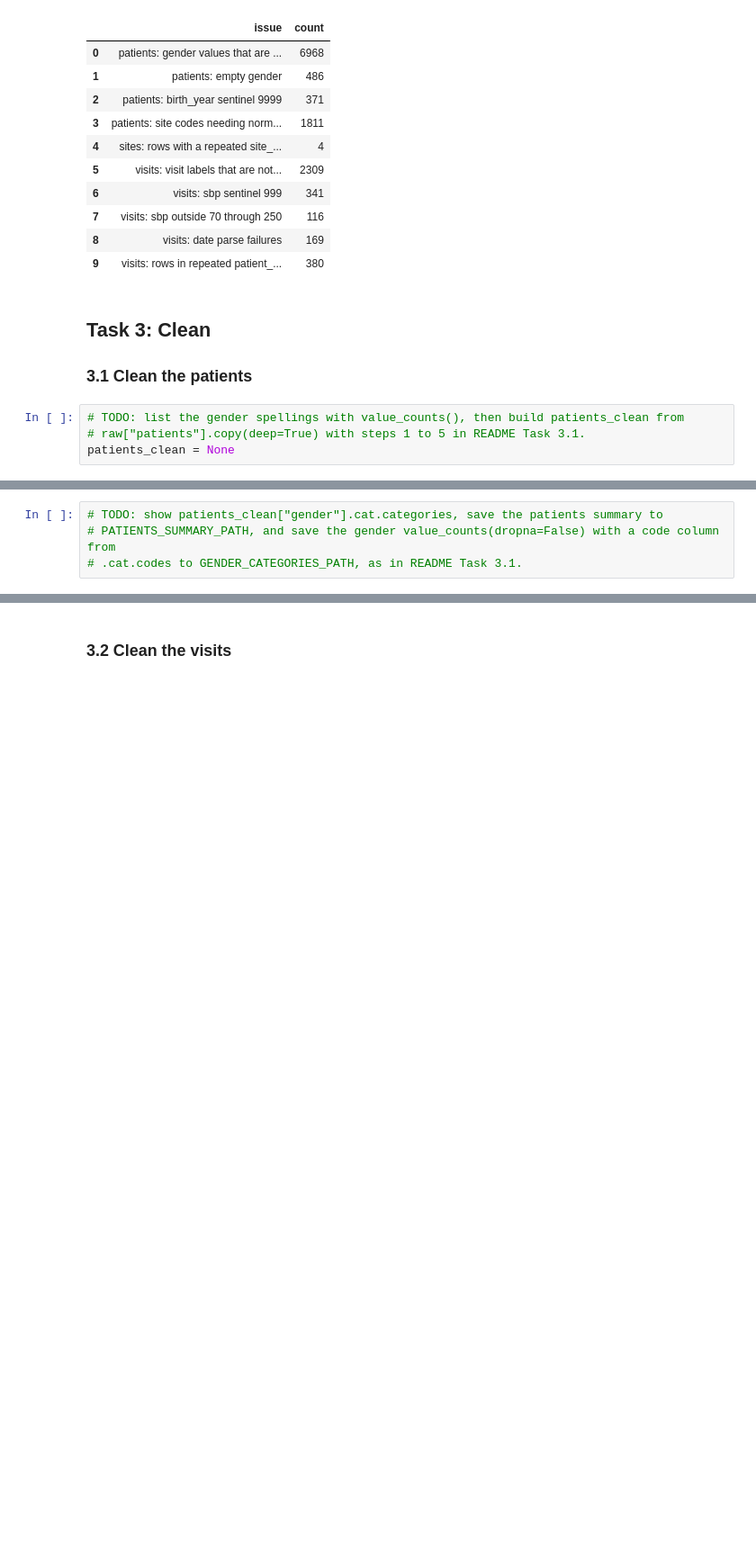
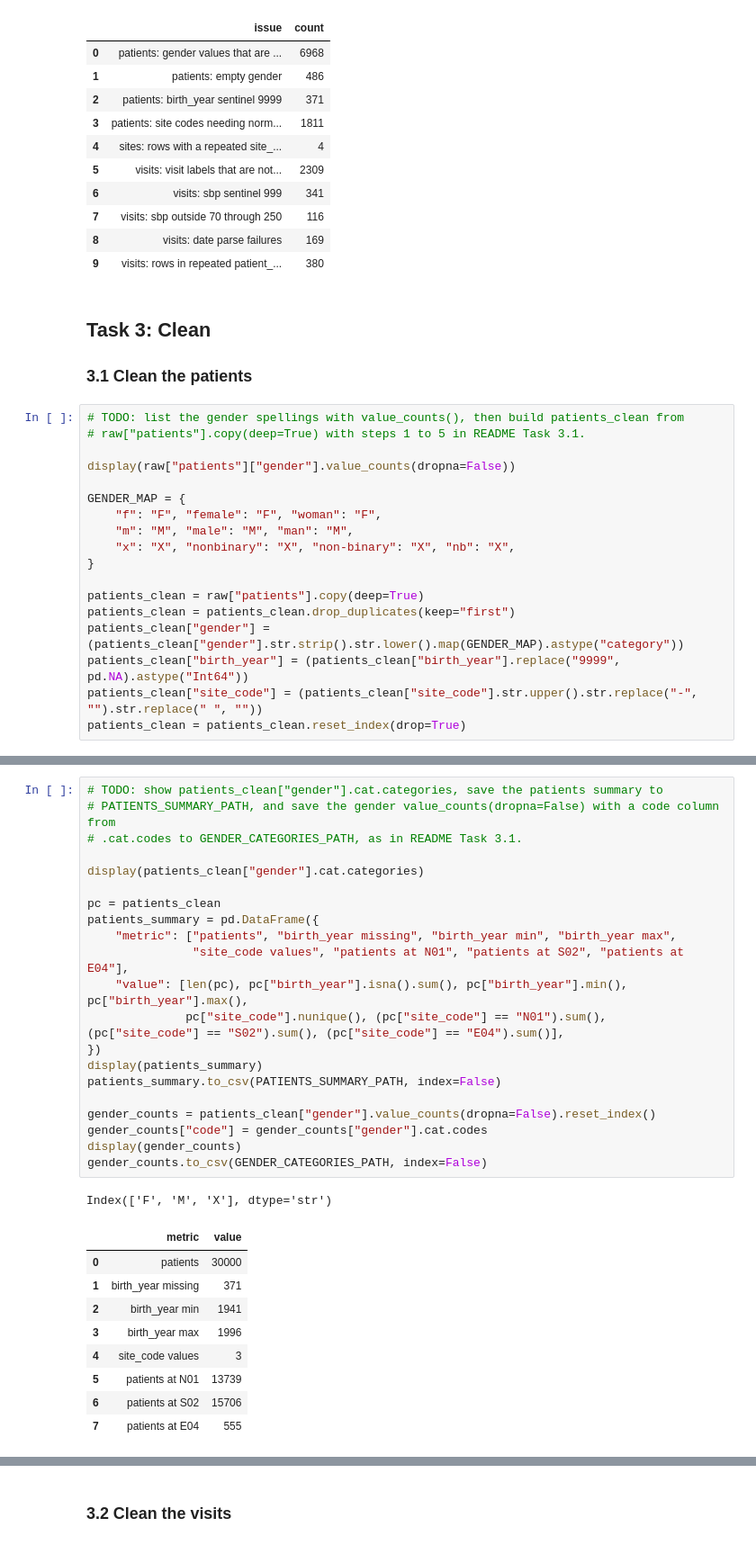
Before and after one commit to starlette-khim/ds217-26f-06, a Jupyter notebook: assignment.ipynb, the cells around one changed output, grey strips where cells are left out. Shown at 90% size. Cells and saved outputs as stored; diff of their text form; blank space fills up the shorter version.

```diff
--- a/assignment.ipynb
+++ b/assignment.ipynb
@@ -208,4 +208,18 @@ Name: count, dtype: int64[pyarrow]
 # %%
 # TODO: list the gender spellings with value_counts(), then build patients_clean from
 # raw["patients"].copy(deep=True) with steps 1 to 5 in README Task 3.1.
-patients_clean = None
+
+display(raw["patients"]["gender"].value_counts(dropna=False))
+
+GENDER_MAP = {
+    "f": "F", "female": "F", "woman": "F",
+    "m": "M", "male": "M", "man": "M",
+    "x": "X", "nonbinary": "X", "non-binary": "X", "nb": "X",
+}
+
+patients_clean = raw["patients"].copy(deep=True)
+patients_clean = patients_clean.drop_duplicates(keep="first")
+patients_clean["gender"] = (patients_clean["gender"].str.strip().str.lower().map(GENDER_MAP).astype("category"))
+patients_clean["birth_year"] = (patients_clean["birth_year"].replace("9999", pd.NA).astype("Int64"))
+patients_clean["site_code"] = (patients_clean["site_code"].str.upper().str.replace("-", "").str.replace(" ", ""))
+patients_clean = patients_clean.reset_index(drop=True)
@@ -212,4 +244,32 @@ patients_clean = None
 # %%
 # TODO: show patients_clean["gender"].cat.categories, save the patients summary to
 # PATIENTS_SUMMARY_PATH, and save the gender value_counts(dropna=False) with a code column from
 # .cat.codes to GENDER_CATEGORIES_PATH, as in README Task 3.1.
+
+display(patients_clean["gender"].cat.categories)
+
+pc = patients_clean
+patients_summary = pd.DataFrame({
+    "metric": ["patients", "birth_year missing", "birth_year min", "birth_year max",
+               "site_code values", "patients at N01", "patients at S02", "patients at E04"],
+    "value": [len(pc), pc["birth_year"].isna().sum(), pc["birth_year"].min(), pc["birth_year"].max(),
+              pc["site_code"].nunique(), (pc["site_code"] == "N01").sum(), (pc["site_code"] == "S02").sum(), (pc["site_code"] == "E04").sum()],
+})
+display(patients_summary)
+patients_summary.to_csv(PATIENTS_SUMMARY_PATH, index=False)
+
+gender_counts = patients_clean["gender"].value_counts(dropna=False).reset_index()
+gender_counts["code"] = gender_counts["gender"].cat.codes
+display(gender_counts)
+gender_counts.to_csv(GENDER_CATEGORIES_PATH, index=False)
+# %% [output]
+Index(['F', 'M', 'X'], dtype='str')
+|  | metric | value |
+| 0 | patients | 30000 |
+| 1 | birth_year missing | 371 |
+| 2 | birth_year min | 1941 |
+| 3 | birth_year max | 1996 |
+| 4 | site_code values | 3 |
+| 5 | patients at N01 | 13739 |
+| 6 | patients at S02 | 15706 |
+| 7 | patients at E04 | 555 |
```
Also changed, not shown: parts of 6 cells of this notebook, 4 other files.
